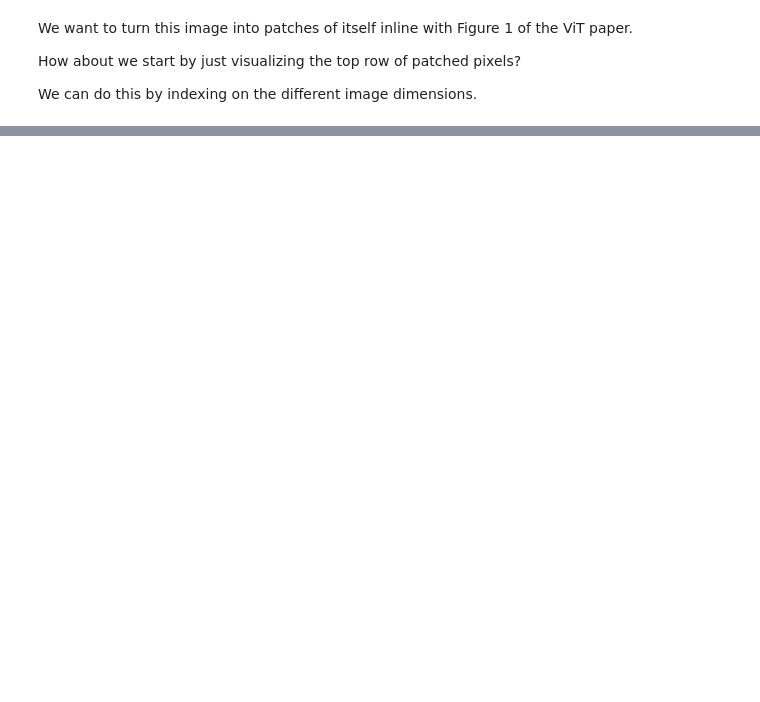
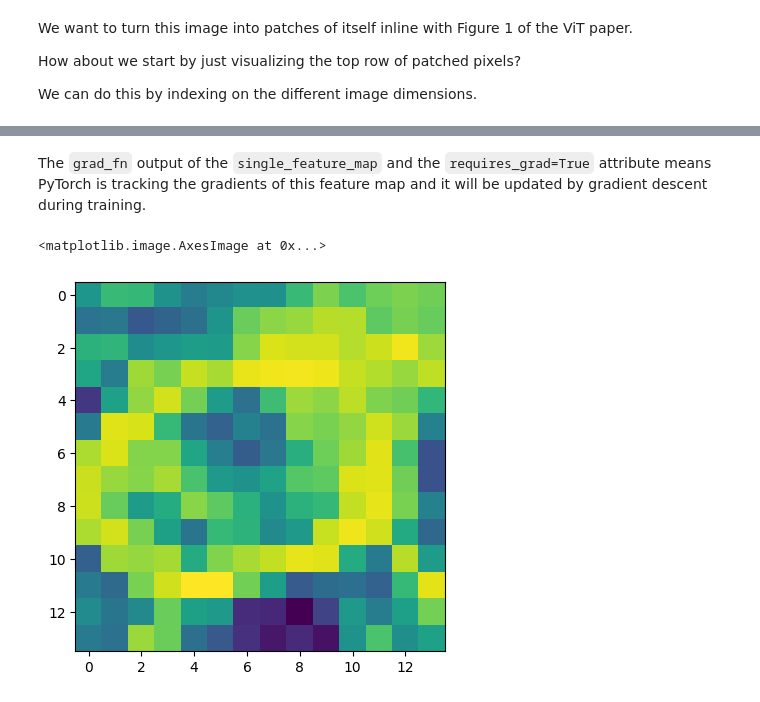
Before and after one commit to ShafaetUllah032/DL_with_PyTorch, a Jupyter notebook: 08 pytorch paper replicating.ipynb, the cells around one changed output, grey strips where cells are left out. Drawn from its saved outputs; the diff is of its cells as text; code cells hidden in the pictures; blank space fills up the shorter version.

```diff
--- a/08 pytorch paper replicating.ipynb
+++ b/08 pytorch paper replicating.ipynb
@@ -658,0 +753,13 @@ for i, patch in enumerate(range(0, img_size, patch_size)):
+# %%
+from torch import nn
+
+# Set the patch size
+patch_size=16
+
+#create the Conv2d layer with hyperparameter from the ViT paper
+conv2d=torch.nn.Conv2d(in_channels= 3,
+                       out_channels=768,
+                       kernel_size=patch_size,
+                       stride=patch_size,
+                       padding=0)
+conv2d
@@ -658,0 +776,6 @@ for i, patch in enumerate(range(0, img_size, patch_size)):
+# %%
+# Pass the image through the convolutional layer
+# if you have lower version of pythorch then you have to add batch size (image.unsqueeze(0))
+
+image_out_of_conv=conv2d(image) #add a single batch dimension (height,widht,conlor_channels) -> (batch,height,width,color_channels)
+print(image_out_of_conv.shape)
@@ -658,0 +797,6 @@ for i, patch in enumerate(range(0, img_size, patch_size)):
+# %%
+import random
+idx=random.sample(range(9,759),k=1)
+image_conv_feature_map=image_out_of_conv[idx,:,:]
+print(image_conv_feature_map.shape)
+image_conv_feature_map,image_conv_feature_map.requires_grad
@@ -658,0 +822,7 @@ for i, patch in enumerate(range(0, img_size, patch_size)):
+# %% [markdown]
+The `grad_fn` output of the `single_feature_map` and the `requires_grad=True` attribute means PyTorch is tracking the gradients of this feature map and it will be updated by gradient descent during training.
+# %%
+plt.imshow(image_conv_feature_map.squeeze().detach().numpy())
+# %% [output]
+<matplotlib.image.AxesImage at 0x...>
+[figure, added]
```
Also changed, not shown: parts of 42 cells of this notebook, 1 other file.
